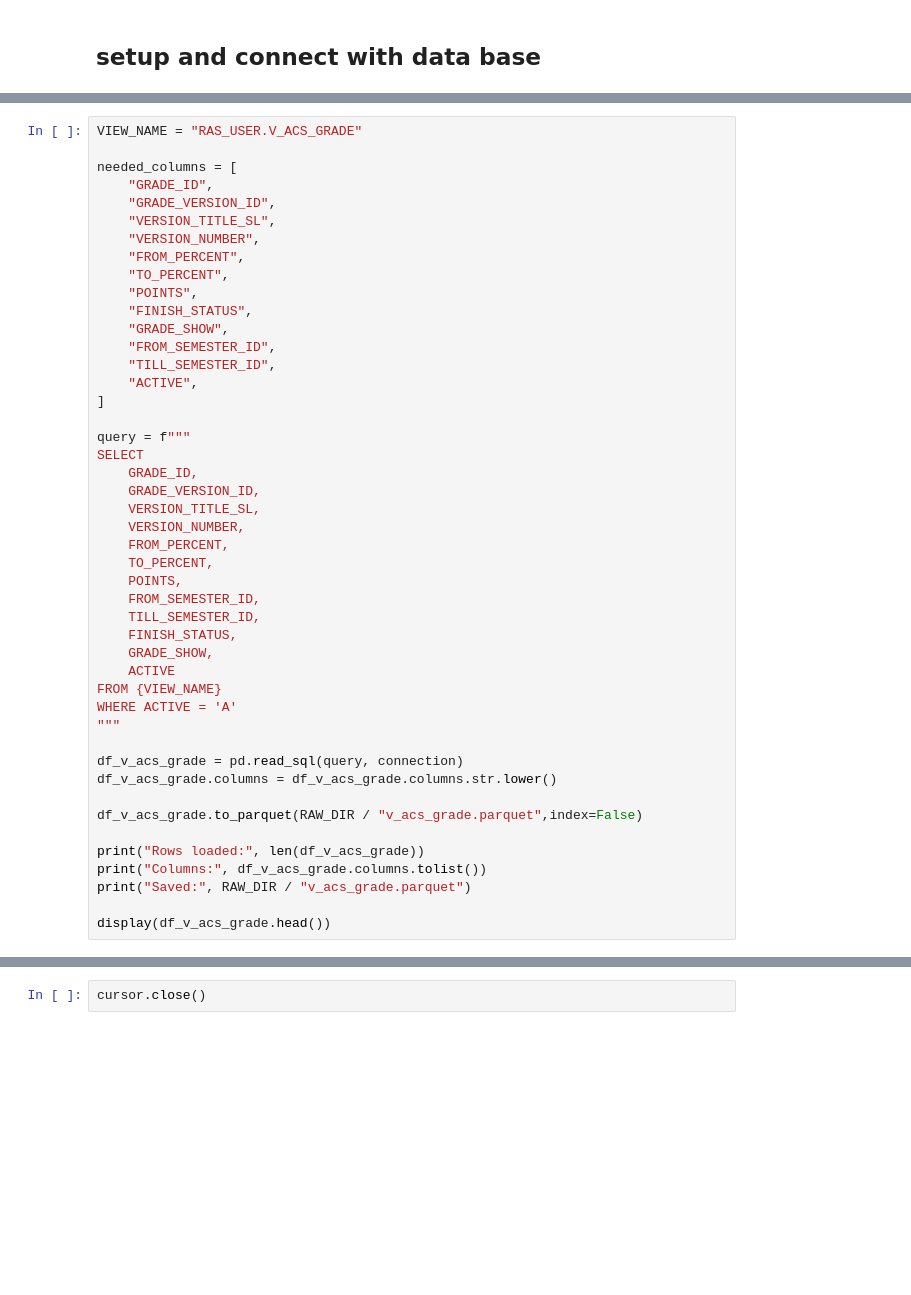
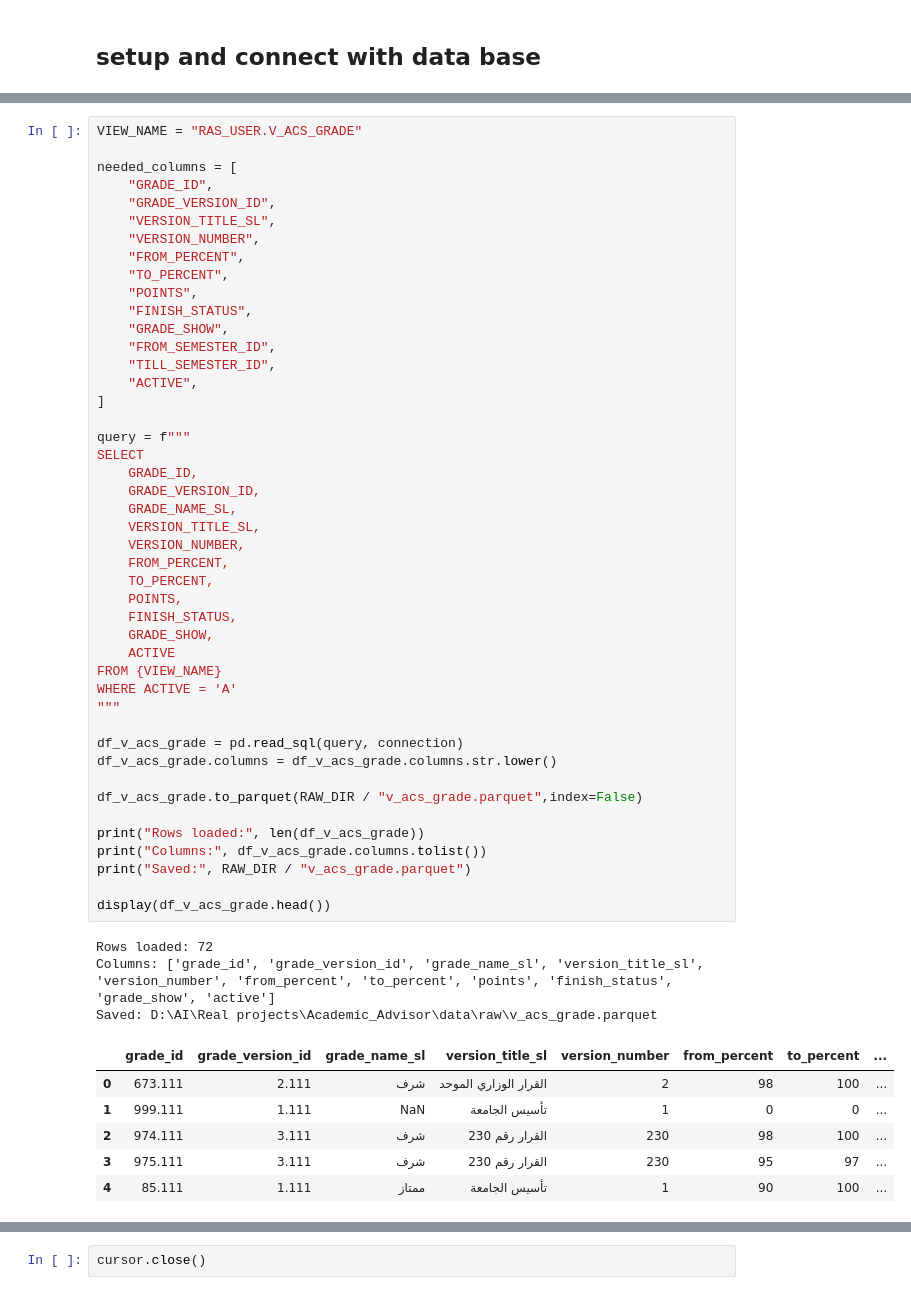
Before and after one commit to ShrkoXIII/Academic_Advisor_system, a Jupyter notebook: note_books/extact_all_row_tables.ipynb, the cells around one changed output, grey strips where cells are left out. Drawn from its saved outputs; the diff is of its cells as text; blank space fills up the shorter version.

```diff
--- a/note_books/extact_all_row_tables.ipynb
+++ b/note_books/extact_all_row_tables.ipynb
@@ -84,35 +102,44 @@ needed_columns = [
     "TILL_SEMESTER_ID",
     "ACTIVE",
 ]
 
 query = f"""
 SELECT
     GRADE_ID,
     GRADE_VERSION_ID,
+    GRADE_NAME_SL,
     VERSION_TITLE_SL,
     VERSION_NUMBER,
     FROM_PERCENT,
     TO_PERCENT,
     POINTS,
-    FROM_SEMESTER_ID,
-    TILL_SEMESTER_ID,
     FINISH_STATUS,
     GRADE_SHOW,
     ACTIVE
 FROM {VIEW_NAME}
 WHERE ACTIVE = 'A'
 """
 
 df_v_acs_grade = pd.read_sql(query, connection)
 df_v_acs_grade.columns = df_v_acs_grade.columns.str.lower()
 
 df_v_acs_grade.to_parquet(RAW_DIR / "v_acs_grade.parquet",index=False)
 
 print("Rows loaded:", len(df_v_acs_grade))
 print("Columns:", df_v_acs_grade.columns.tolist())
 print("Saved:", RAW_DIR / "v_acs_grade.parquet")
 
 display(df_v_acs_grade.head())
+# %% [output]
+Rows loaded: 72
+Columns: ['grade_id', 'grade_version_id', 'grade_name_sl', 'version_title_sl', 'version_number', 'from_percent', 'to_percent', 'points', 'finish_status', 'grade_show', 'active']
+Saved: D:\AI\Real projects\Academic_Advisor\data\raw\v_acs_grade.parquet
+|  | grade_id | grade_version_id | grade_name_sl | version_title_sl | version_number | from_percent | to_percent | ... |
+| 0 | 673.111 | 2.111 | شرف | القرار الوزاري الموحد | 2 | 98 | 100 | ... |
+| 1 | 999.111 | 1.111 | NaN | تأسيس الجامعة | 1 | 0 | 0 | ... |
+| 2 | 974.111 | 3.111 | شرف | القرار رقم 230 | 230 | 98 | 100 | ... |
+| 3 | 975.111 | 3.111 | شرف | القرار رقم 230 | 230 | 95 | 97 | ... |
+| 4 | 85.111 | 1.111 | ممتاز | تأسيس الجامعة | 1 | 90 | 100 | ... |
 # %%
 VIEW_NAME = "RAS_USER.V_ADD_STUDENT_DEGREE_STATUS"
 
```
Also changed, not shown: parts of 10 cells of this notebook, 17 other files.
